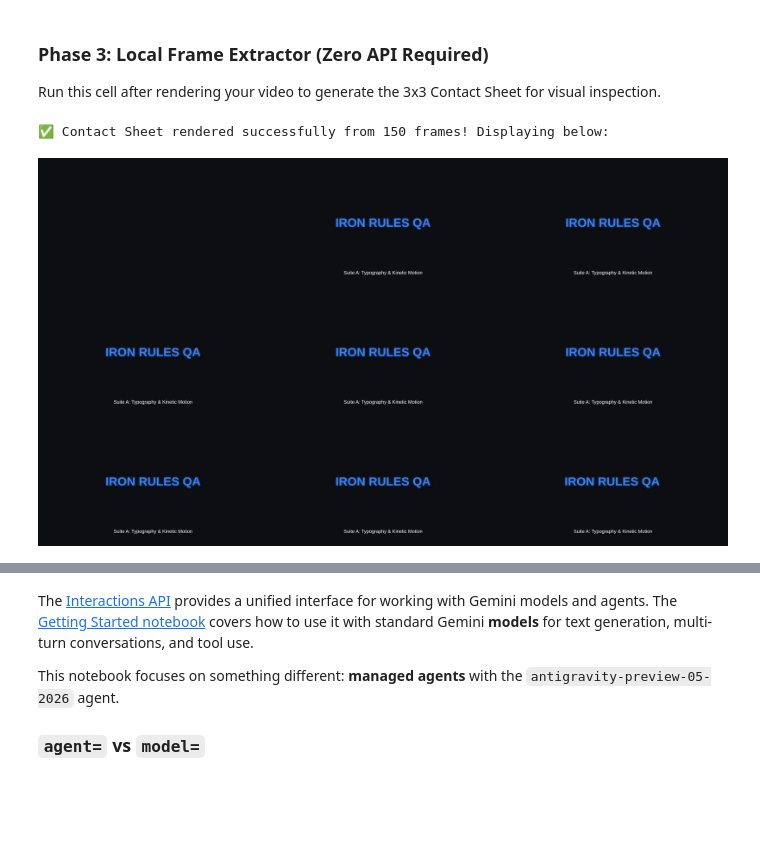
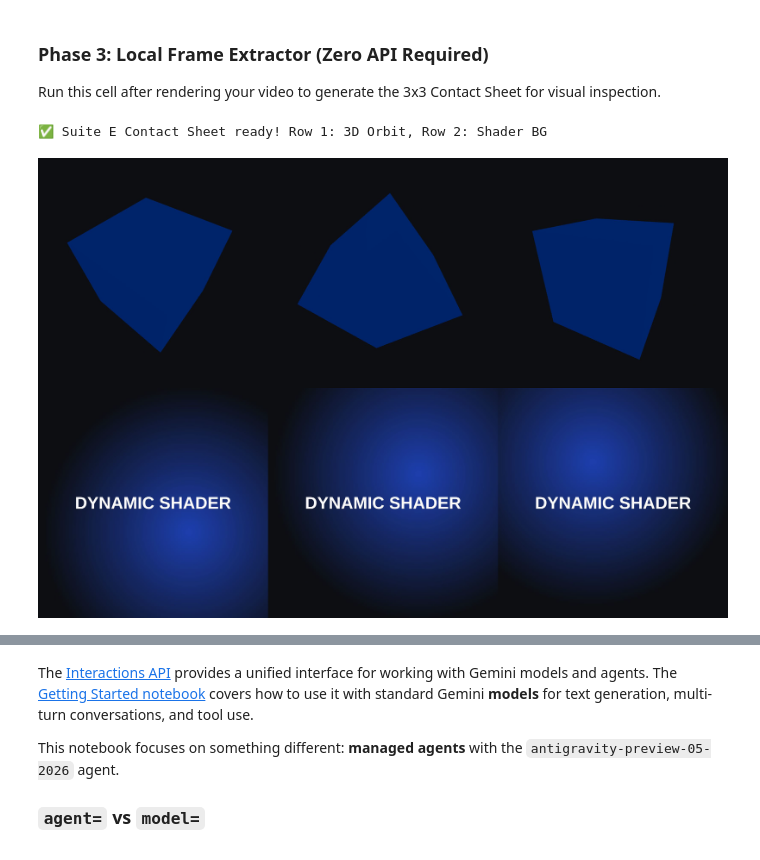
Before and after one commit to nixmotiontech/gtech, a Jupyter notebook: quickstarts/Get_started_managed_agents.ipynb, the cells around one changed output, grey strips where cells are left out. Drawn from its saved outputs; the diff is of its cells as text; code cells hidden in the pictures; blank space fills up the shorter version.

```diff
--- a/quickstarts/Get_started_managed_agents.ipynb
+++ b/quickstarts/Get_started_managed_agents.ipynb
@@ -211,51 +200,55 @@ Run this cell after rendering your video to generate the 3x3 Contact Sheet for v
 # %%
 import cv2
 import PIL.Image
 import numpy as np
 from IPython.display import display
 import os
 
-def generate_contact_sheet(video_path='/content/remotion-core/output.mp4', output_path='/content/remotion-core/visual_inspection_grid.png'):
-    if not os.path.exists(video_path):
-        print(f"❌ Error: {video_path} not found. Please render the video first.")
+def generate_suite_contact_sheet(videos, output_path='/content/remotion-core/suite_e_review.png'):
+    frames = []
+    for video_name in videos:
+        video_path = f'/content/remotion-core/{video_name}'
+        if not os.path.exists(video_path):
+            print(f"❌ Missing: {video_name}")
+            continue
+
+        cap = cv2.VideoCapture(video_path)
+        total_frames = int(cap.get(cv2.CAP_PROP_FRAME_COUNT))
+        sample_indices = [int(total_frames * 0.2), int(total_frames * 0.5), int(total_frames * 0.8)]
+
+        for idx in sample_indices:
+            cap.set(cv2.CAP_PROP_POS_FRAMES, idx)
+            ret, frame = cap.read()
+            if ret:
+                frame_rgb = cv2.cvtColor(frame, cv2.COLOR_BGR2RGB)
+                frames.append(PIL.Image.fromarray(frame_rgb))
+        cap.release()
+
+    if not frames:
+        print("❌ Error: No frames extracted.")
         return
 
-    # 1. Open rendered Remotion MP4
-    cap = cv2.VideoCapture(video_path)
-    total_frames = int(cap.get(cv2.CAP_PROP_FRAME_COUNT))
-    # Extract 9 frames evenly distributed across the 150 frames
-    frame_indices = np.linspace(0, total_frames - 1, 9, dtype=int)
+    w, h = frames[0].size
+    rows = len(videos)
+    contact_sheet = PIL.Image.new('RGB', (w * 3, h * rows))
 
-    frames = []
-    for idx in frame_indices:
-        cap.set(cv2.CAP_PROP_POS_FRAMES, idx)
-        ret, frame = cap.read()
-        if ret:
-            frame_rgb = cv2.cvtColor(frame, cv2.COLOR_BGR2RGB)
-            frames.append(PIL.Image.fromarray(frame_rgb))
-
-    if not frames:
-        print("❌ Error: Could not extract frames.")
-        return
-
-    # 2. Stitch 9 keyframes into a 3x3 Grid
-    w, h = frames[0].size
-    contact_sheet = PIL.Image.new('RGB', (w * 3, h * 3))
     for i, img in enumerate(frames):
         x = (i % 3) * w
         y = (i // 3) * h
         contact_sheet.paste(img, (x, y))
 
-    # 3. Save locally & display
     contact_sheet.save(output_path)
-    print(f"✅ Contact Sheet rendered successfully from {total_frames} frames! Displaying below:")
+    print(f"✅ Suite E Contact Sheet ready! Row 1: 3D Orbit, Row 2: Shader BG")
     display(contact_sheet)
 
-# Run the extractor
-generate_contact_sheet()
+suite_e_files = [
+    '3d-orbit.mp4',
+    'shader-bg.mp4'
+]
+generate_suite_contact_sheet(suite_e_files)
 # %% [output]
-✅ Contact Sheet rendered successfully from 150 frames! Displaying below:
+✅ Suite E Contact Sheet ready! Row 1: 3D Orbit, Row 2: Shader BG
-[figure, old version]
+[figure, new version]
 # %%
 # @title Licensed under the Apache License, Version 2.0 (the "License");
 #
```
Also changed, not shown: parts of 10 cells of this notebook.
